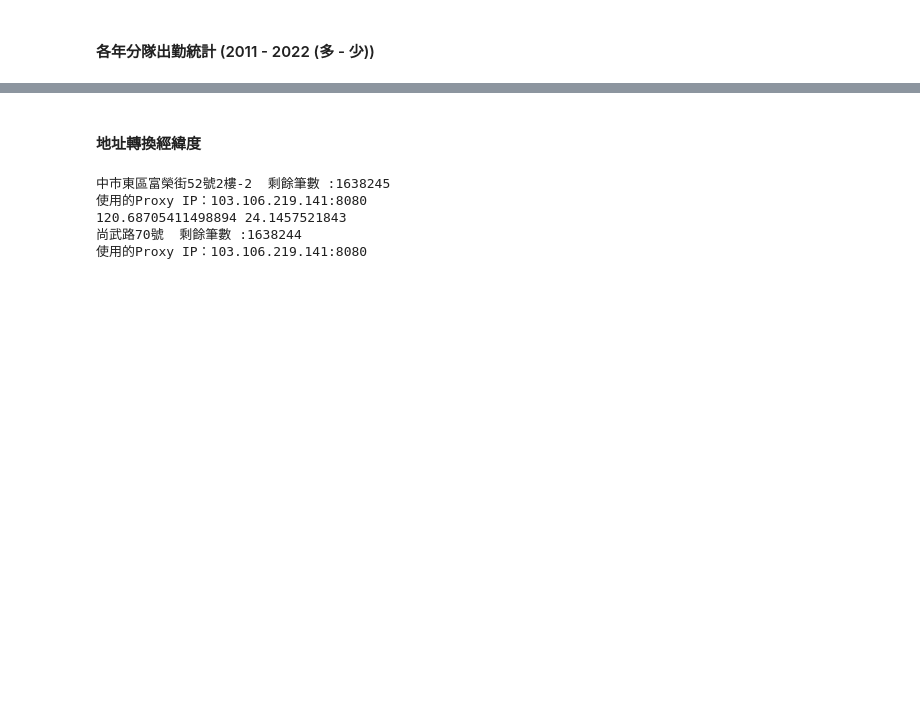
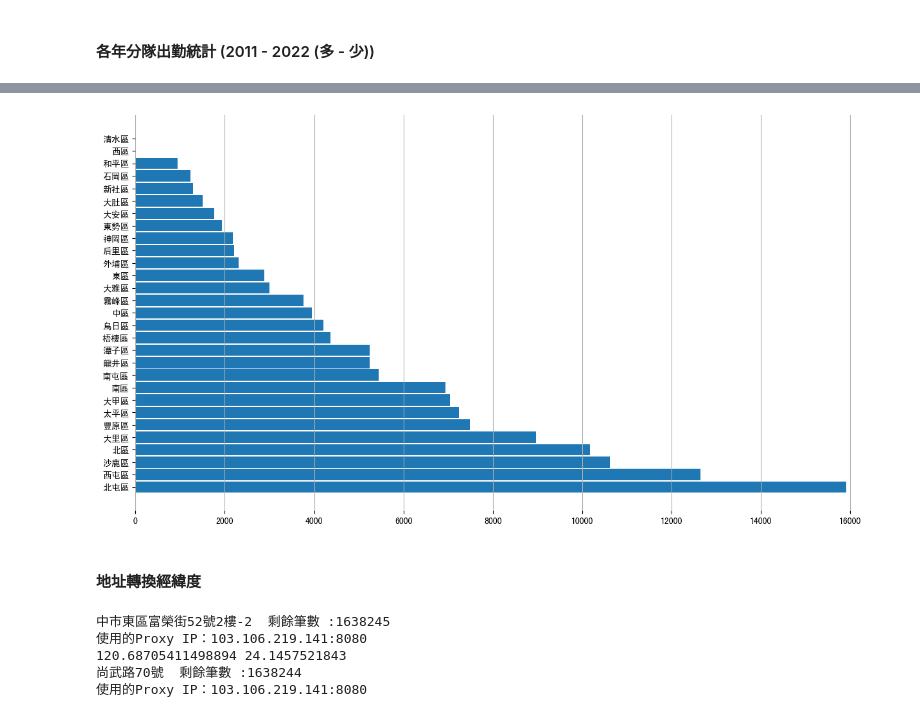
Before and after one commit to he-su-wei/Ambulance-data-analysis, a Jupyter notebook: Taichung/code/part3.ipynb, the cells around one changed output, grey strips where cells are left out. Saved outputs shown, nothing was run; the diff lists cells and outputs as text; code cells hidden in the pictures; blank space fills up the shorter version.

```diff
--- a/Taichung/code/part3.ipynb
+++ b/Taichung/code/part3.ipynb
@@ -329,3 +445,11 @@ for year in years:
+# %%
+fig, ax = plt.subplots(figsize=(15, 8))
+ax.barh(df_District_sum['District'], df_District_sum['Sum'],height=0.9)
+
+ax.grid(which='major', axis='x', linestyle='-') #增加格線
+plt.box(False)
+# %% [output]
+[figure, added]
 # %% [markdown]
 #### 地址轉換經緯度
 # %%
```
Also changed, not shown: parts of 40 cells of this notebook.
